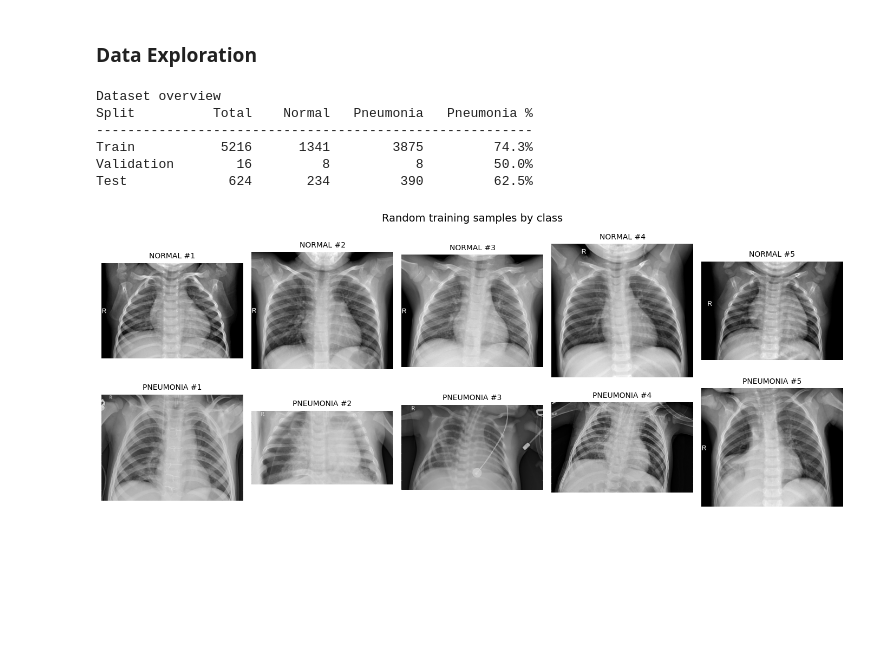
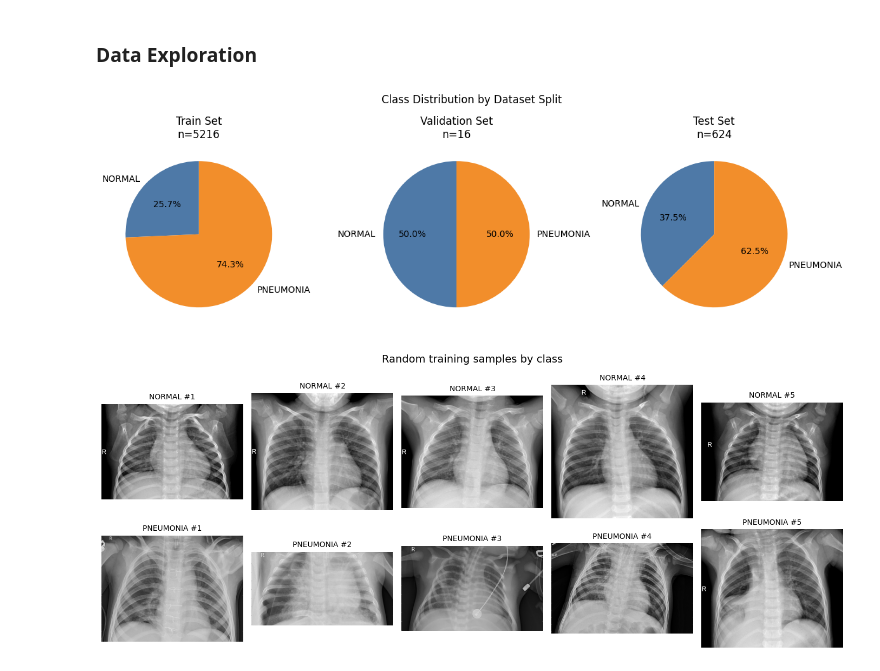
Before and after one commit to albipuliga/Pneumonia-Detection-Pytorch, a Jupyter notebook: src/resnet18.ipynb, the cells around one changed output. Saved outputs shown, nothing was run; the diff lists cells and outputs as text; code cells hidden in the pictures; blank space fills up the shorter version.

Commit message:
updated plot

```diff
--- a/src/resnet18.ipynb
+++ b/src/resnet18.ipynb
@@ -90,34 +90,34 @@ test_dataset = PneumoniaDataset(root_dir="../data/test", transform=eval_transfor
 val_dataset = PneumoniaDataset(root_dir="../data/val", transform=eval_transform)
 # %% [markdown]
 ### Data Exploration
-# %%
-split_datasets = {
-    "Train": train_dataset,
-    "Validation": val_dataset,
-    "Test": test_dataset,
-}
-class_names = ["NORMAL", "PNEUMONIA"]
-
-print("Dataset overview")
-print(f"{'Split':<12}{'Total':>8}{'Normal':>10}{'Pneumonia':>12}{'Pneumonia %':>14}")
-print("-" * 56)
-
-split_counts = {}
-for split_name, dataset in split_datasets.items():
-    labels = np.array(dataset.labels)
-    counts = np.bincount(labels, minlength=2)
-    split_counts[split_name] = counts
-    pneumonia_ratio = 100 * counts[1] / counts.sum()
-    print(
-        f"{split_name:<12}{counts.sum():>8}{counts[0]:>10}{counts[1]:>12}{pneumonia_ratio:>13.1f}%"
-    )
-# %% [output]
-Dataset overview
-Split          Total    Normal   Pneumonia   Pneumonia %
---------------------------------------------------------
-Train           5216      1341        3875         74.3%
-Validation        16         8           8         50.0%
-Test             624       234         390         62.5%
+# %%
+split_datasets = {
+    "Train": train_dataset,
+    "Validation": val_dataset,
+    "Test": test_dataset,
+}
+class_names = ["NORMAL", "PNEUMONIA"]
+
+fig, axes = plt.subplots(1, 3, figsize=(12, 4))
+for idx, (split_name, dataset) in enumerate(split_datasets.items()):
+    labels = np.array(dataset.labels)
+    counts = np.bincount(labels, minlength=2)
+    # Piechart for this split
+    ax = axes[idx]
+    ax.pie(
+        counts,
+        labels=class_names,
+        autopct="%1.1f%%",
+        startangle=90,
+        colors=["#4e79a7", "#f28e2b"]
+    )
+    ax.set_title(f"{split_name} Set\nn={counts.sum()}")
+
+plt.suptitle("Class Distribution by Dataset Split")
+plt.tight_layout()
+plt.show()
+# %% [output]
+[figure, added]
 # %%
 rng = np.random.default_rng(7)
 labels_array = np.array(train_dataset.labels)
```
